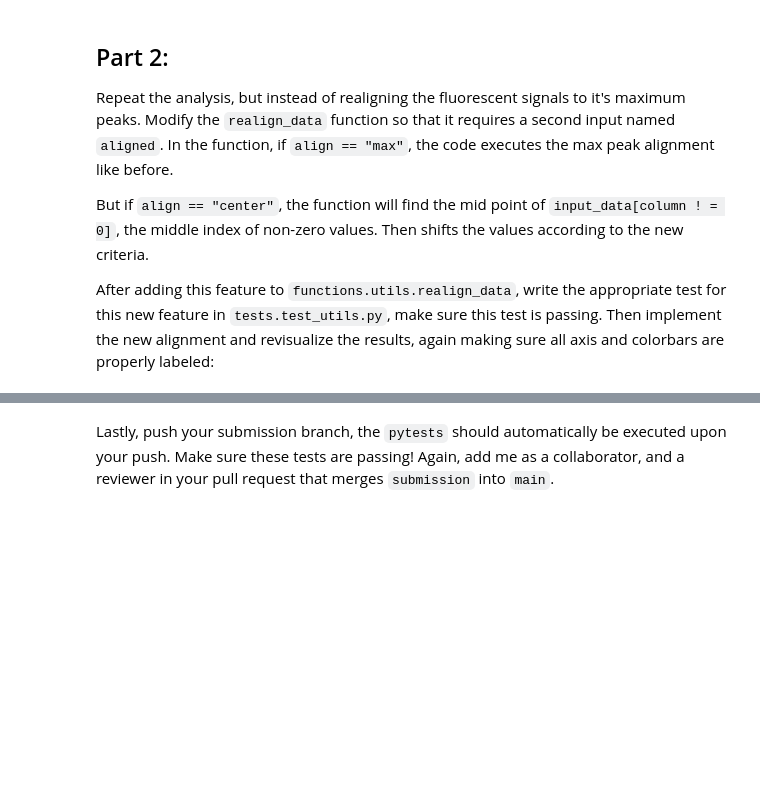
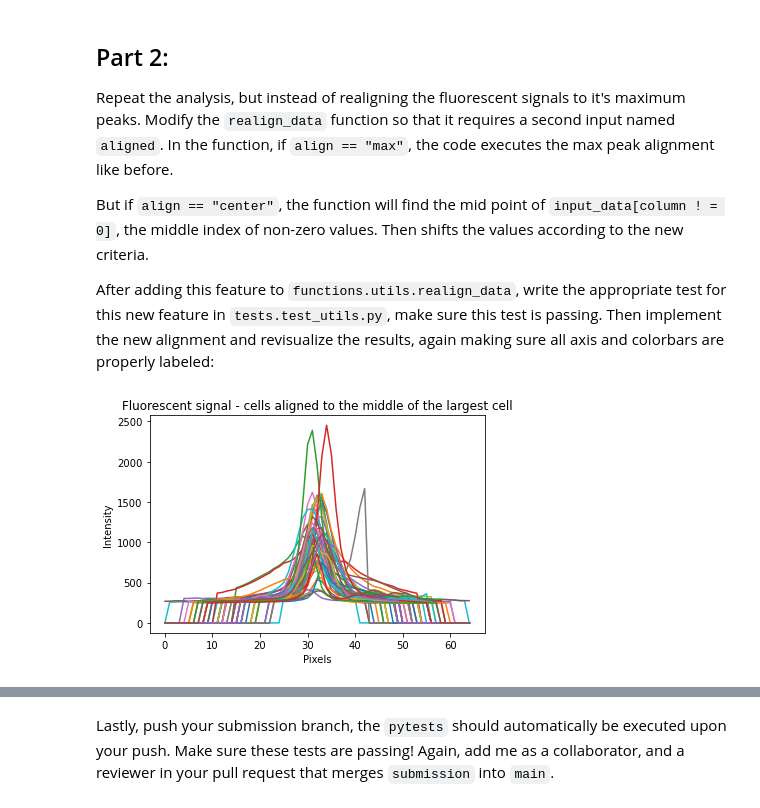
Before and after one commit to vasilisa-iatckova/wcm_datasci_basics_06images, a Jupyter notebook: assignment/process_csv.ipynb, the cells around one changed output, grey strips where cells are left out. Cells and saved outputs as stored; diff of their text form; code cells hidden in the pictures; blank space fills up the shorter version.

Commit message:
Finished part 2 - center alignment + testing was done earlier!

```diff
--- a/assignment/process_csv.ipynb
+++ b/assignment/process_csv.ipynb
@@ -154,3 +154,4 @@ But if `align == "center"`, the function will find the mid point of `input_data[
 After adding this feature to `functions.utils.realign_data`, write the appropriate test for this new feature in `tests.test_utils.py`, make sure this test is passing. Then implement the new alignment and revisualize the results, again making sure all axis and colorbars are properly labeled:
 # %%
 # apply your new realignment here
+df_aligned, shifts = realign_data(df, 'center')
@@ -162,0 +158,8 @@ After adding this feature to `functions.utils.realign_data`, write the appropria
+# %%
+# visualize all of the newly aligned data
+plt.plot(df_aligned)
+plt.title('Fluorescent signal - cells aligned to the middle of the largest cell')
+plt.xlabel('Pixels')
+plt.ylabel('Intensity');
+# %% [output]
+[figure, added]
```
Also changed, not shown: parts of 5 cells of this notebook, 1 other file.
